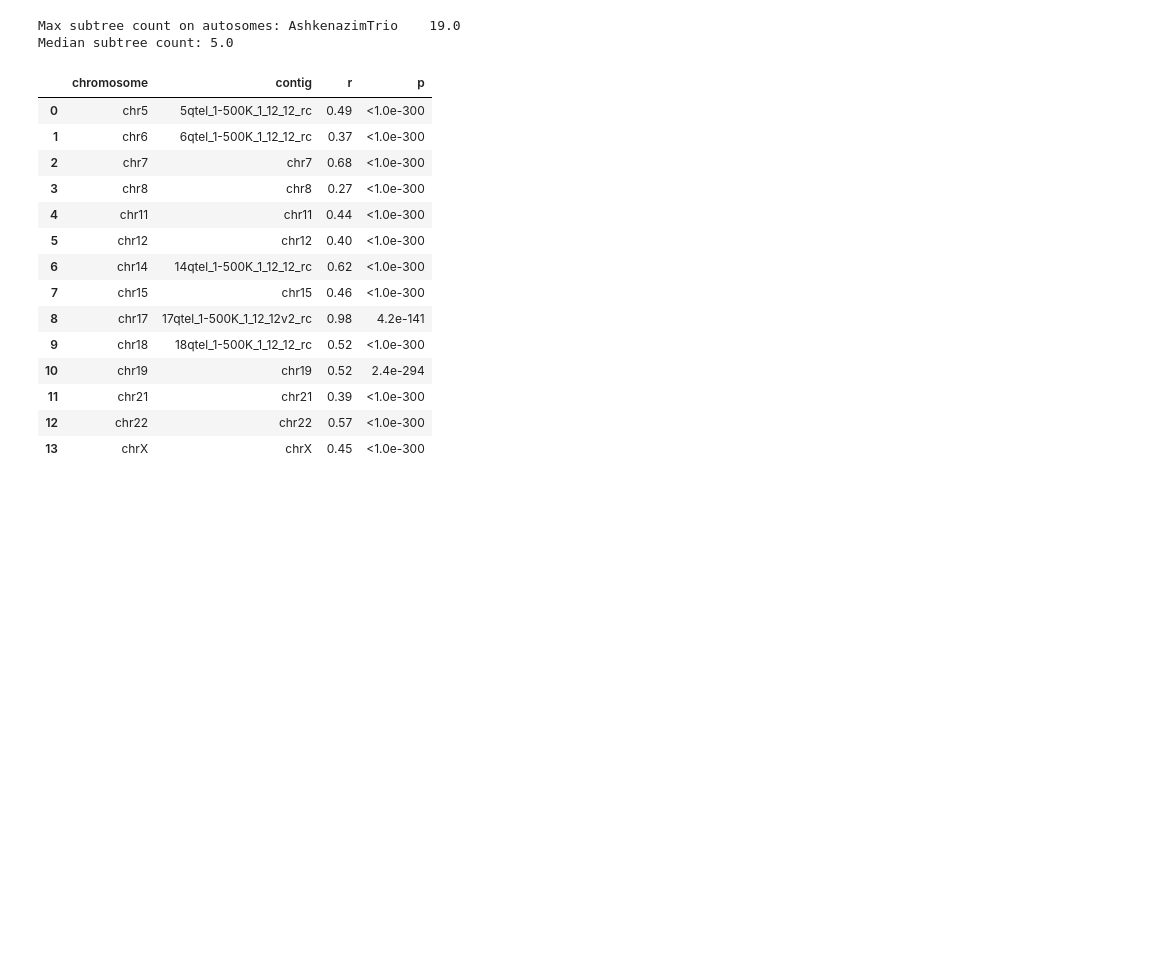
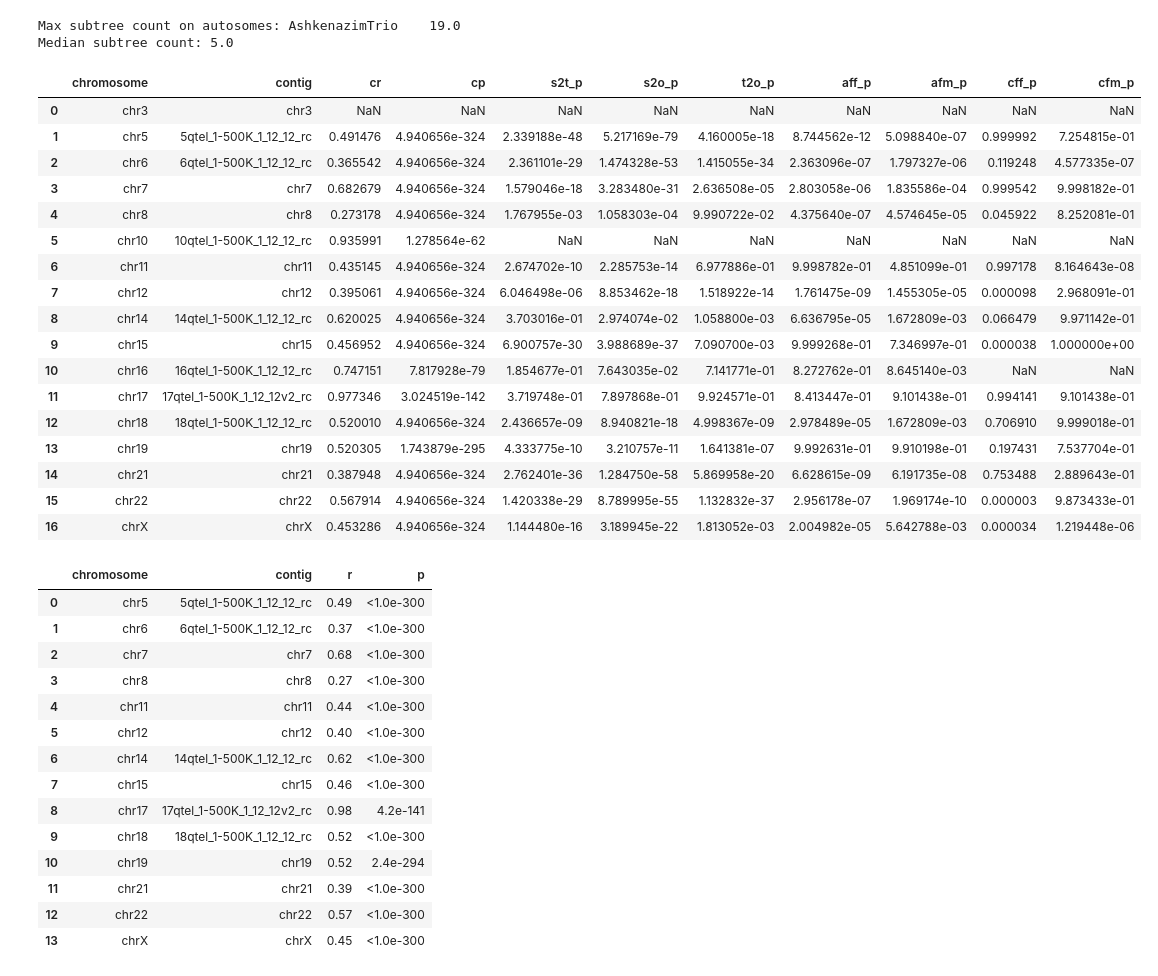
Before and after one commit to LankyCyril/edgecase, a Jupyter notebook: publications/methods-paper/jupyter/Figure-4-haplotypes.ipynb, the cells around one changed output. Saved outputs shown, nothing was run; the diff lists cells and outputs as text; code cells hidden in the pictures; blank space fills up the shorter version.

```diff
--- a/publications/methods-paper/jupyter/Figure-4-haplotypes.ipynb
+++ b/publications/methods-paper/jupyter/Figure-4-haplotypes.ipynb
@@ -465,6 +467,38 @@ print("Median subtree count:", np.median(tc))
 # %% [output]
 Max subtree count on autosomes: AshkenazimTrio    19.0
 Median subtree count: 5.0
+# %%
+st = stats.reindex(natsorted_chromosomes(stats.index)).copy()
+st.index.name = "contig"
+st = st.iloc[:,3:].reset_index()
+st.insert(loc=0, column="chromosome", value=st["contig"].apply(convname))
+
+coph = st.iloc[:,:4].copy()
+coph["cp"] = multipletests(coph["cp"], method="bonferroni")[1]
+coph["r"] = coph["cr"].apply(lambda r: format(r, ".2f"))
+coph["p"] = coph["cp"].apply(format_pval)
+coph.drop(columns=["cr", "cp"])
+
+st
+# %% [output]
+|  | chromosome | contig | cr | cp | s2t_p | s2o_p | t2o_p | aff_p | afm_p | cff_p | cfm_p |
+| 0 | chr3 | chr3 | NaN | NaN | NaN | NaN | NaN | NaN | NaN | NaN | NaN |
+| 1 | chr5 | 5qtel_1-500K_1_12_12_rc | 0.491476 | 4.940656e-324 | 2.339188e-48 | 5.217169e-79 | 4.160005e-18 | 8.744562e-12 | 5.098840e-07 | 0.999992 | 7.254815e-01 |
+| 2 | chr6 | 6qtel_1-500K_1_12_12_rc | 0.365542 | 4.940656e-324 | 2.361101e-29 | 1.474328e-53 | 1.415055e-34 | 2.363096e-07 | 1.797327e-06 | 0.119248 | 4.577335e-07 |
+| 3 | chr7 | chr7 | 0.682679 | 4.940656e-324 | 1.579046e-18 | 3.283480e-31 | 2.636508e-05 | 2.803058e-06 | 1.835586e-04 | 0.999542 | 9.998182e-01 |
+| 4 | chr8 | chr8 | 0.273178 | 4.940656e-324 | 1.767955e-03 | 1.058303e-04 | 9.990722e-02 | 4.375640e-07 | 4.574645e-05 | 0.045922 | 8.252081e-01 |
+| 5 | chr10 | 10qtel_1-500K_1_12_12_rc | 0.935991 | 1.278564e-62 | NaN | NaN | NaN | NaN | NaN | NaN | NaN |
+| 6 | chr11 | chr11 | 0.435145 | 4.940656e-324 | 2.674702e-10 | 2.285753e-14 | 6.977886e-01 | 9.998782e-01 | 4.851099e-01 | 0.997178 | 8.164643e-08 |
+| 7 | chr12 | chr12 | 0.395061 | 4.940656e-324 | 6.046498e-06 | 8.853462e-18 | 1.518922e-14 | 1.761475e-09 | 1.455305e-05 | 0.000098 | 2.968091e-01 |
+| 8 | chr14 | 14qtel_1-500K_1_12_12_rc | 0.620025 | 4.940656e-324 | 3.703016e-01 | 2.974074e-02 | 1.058800e-03 | 6.636795e-05 | 1.672809e-03 | 0.066479 | 9.971142e-01 |
+| 9 | chr15 | chr15 | 0.456952 | 4.940656e-324 | 6.900757e-30 | 3.988689e-37 | 7.090700e-03 | 9.999268e-01 | 7.346997e-01 | 0.000038 | 1.000000e+00 |
+| 10 | chr16 | 16qtel_1-500K_1_12_12_rc | 0.747151 | 7.817928e-79 | 1.854677e-01 | 7.643035e-02 | 7.141771e-01 | 8.272762e-01 | 8.645140e-03 | NaN | NaN |
+| 11 | chr17 | 17qtel_1-500K_1_12_12v2_rc | 0.977346 | 3.024519e-142 | 3.719748e-01 | 7.897868e-01 | 9.924571e-01 | 8.413447e-01 | 9.101438e-01 | 0.994141 | 9.101438e-01 |
+| 12 | chr18 | 18qtel_1-500K_1_12_12_rc | 0.520010 | 4.940656e-324 | 2.436657e-09 | 8.940821e-18 | 4.998367e-09 | 2.978489e-05 | 1.672809e-03 | 0.706910 | 9.999018e-01 |
+| 13 | chr19 | chr19 | 0.520305 | 1.743879e-295 | 4.333775e-10 | 3.210757e-11 | 1.641381e-07 | 9.992631e-01 | 9.910198e-01 | 0.197431 | 7.537704e-01 |
+| 14 | chr21 | chr21 | 0.387948 | 4.940656e-324 | 2.762401e-36 | 1.284750e-58 | 5.869958e-20 | 6.628615e-09 | 6.191735e-08 | 0.753488 | 2.889643e-01 |
+| 15 | chr22 | chr22 | 0.567914 | 4.940656e-324 | 1.420338e-29 | 8.789995e-55 | 1.132832e-37 | 2.956178e-07 | 1.969174e-10 | 0.000003 | 9.873433e-01 |
+| 16 | chrX | chrX | 0.453286 | 4.940656e-324 | 1.144480e-16 | 3.189945e-22 | 1.813052e-03 | 2.004982e-05 | 5.642788e-03 | 0.000034 | 1.219448e-06 |
 # %%
 st = stats.reindex(natsorted_chromosomes(stats.index)).copy()
 st.index.name = "contig"
```
Also changed, not shown: parts of 4 cells of this notebook, 1 other file.
